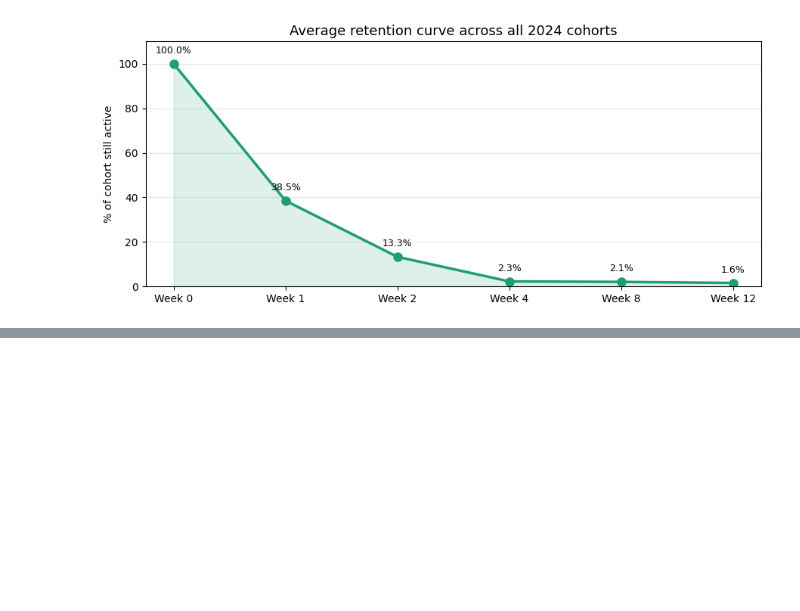
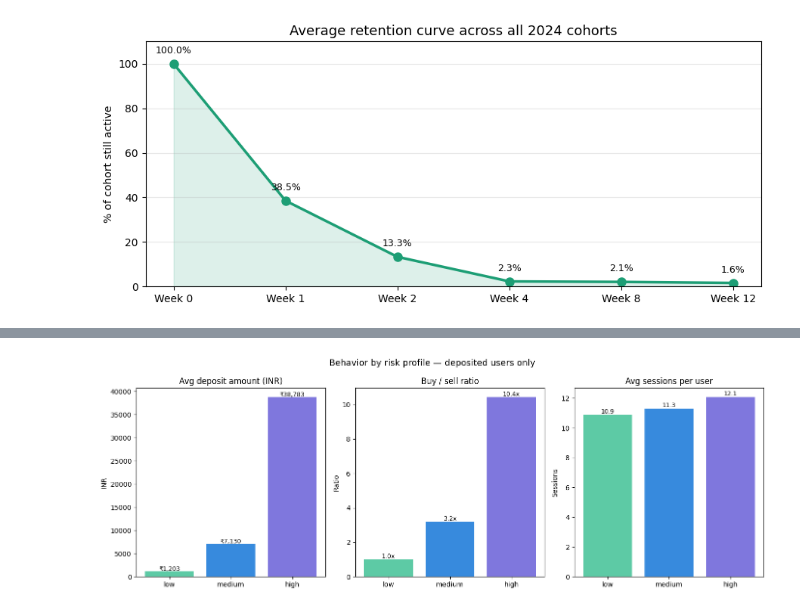
Before and after one commit to srgmnagar/FinPath, a Jupyter notebook: notebooks/finpath_analytics.ipynb, the cells around one changed output, grey strips where cells are left out. Drawn from its saved outputs; the diff is of its cells as text; code cells hidden in the pictures; blank space fills up the shorter version.

Commit message:
Add risk behavior, churn analysis visualization and computation

```diff
--- a/notebooks/finpath_analytics.ipynb
+++ b/notebooks/finpath_analytics.ipynb
@@ -427,3 +427,36 @@ df_risk
 | 0 | low | 10937 | 1.81 | 1203.0 | 2190.0 | 0.94 | ... |
 | 1 | medium | 13843 | 1.91 | 7130.0 | 13622.0 | 1.80 | ... |
 | 2 | high | 7146 | 2.06 | 38783.0 | 79774.0 | 3.29 | ... |
+# %%
+fig, axes = plt.subplots(1, 3, figsize=(14, 5))
+
+colors = ['#5DCAA5', '#378ADD', '#7F77DD']
+risk_profiles = df_risk['risk_profile'].tolist()
+
+# Chart 1 — avg deposit amount
+axes[0].bar(risk_profiles, df_risk['avg_deposit_amount_inr'], color=colors)
+axes[0].set_title('Avg deposit amount (INR)')
+axes[0].set_ylabel('INR')
+for i, val in enumerate(df_risk['avg_deposit_amount_inr']):
+    axes[0].text(i, val + 100, f'₹{int(val):,}', ha='center', fontsize=9)
+
+# Chart 2 — buy/sell ratio
+axes[1].bar(risk_profiles, df_risk['buy_sell_ratio'], color=colors)
+axes[1].set_title('Buy / sell ratio')
+axes[1].set_ylabel('Ratio')
+for i, val in enumerate(df_risk['buy_sell_ratio']):
+    axes[1].text(i, val + 0.05, f'{val:.1f}x', ha='center', fontsize=9)
+
+# Chart 3 — avg sessions
+axes[2].bar(risk_profiles, df_risk['avg_sessions'], color=colors)
+axes[2].set_title('Avg sessions per user')
+axes[2].set_ylabel('Sessions')
+for i, val in enumerate(df_risk['avg_sessions']):
+    axes[2].text(i, val + 0.1, f'{val:.1f}', ha='center', fontsize=9)
+
+plt.suptitle('Behavior by risk profile — deposited users only', fontsize=13)
+plt.tight_layout()
+plt.savefig('risk_behavior.png', dpi=150)
+plt.show()
+# %% [output]
+[figure, added]
```
Also changed, not shown: parts of 3 cells of this notebook, 1 other file.
